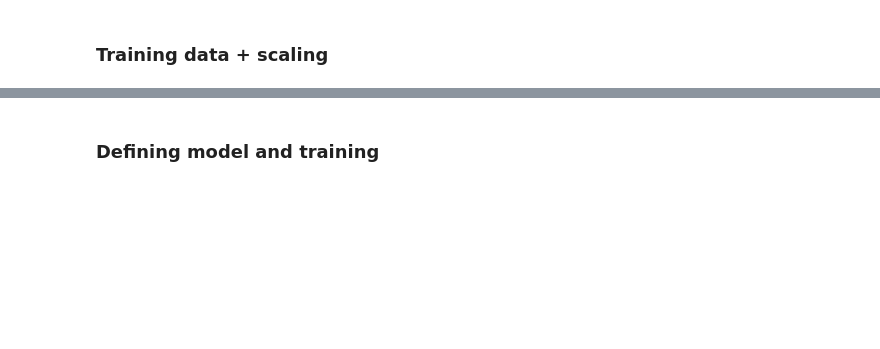
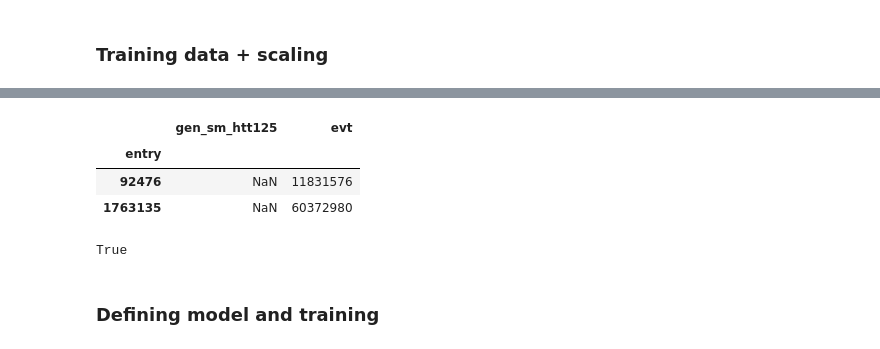
Before and after one commit to yaourtpourtoi/mlFramework, a Jupyter notebook: Playground.ipynb, the cells around one changed output, grey strips where cells are left out. Drawn from its saved outputs; the diff is of its cells as text; code cells hidden in the pictures; blank space fills up the shorter version.

```diff
--- a/Playground.ipynb
+++ b/Playground.ipynb
@@ -72,3 +81,7 @@ read.config['samples']['W']['target_name']
 'fakes'
 # %% [markdown]
 ### Tests for uproot
+# %%
+p = '/nfs/dust/cms/user/filatovo/HTT/CMSSW_10_2_16/src/mlFramework/In_Tuples_2018'
+f = uproot.open(f'{p}/mt-NOMINAL_ntuple_Diboson_2018.root')
+t = f['TauCheck']
@@ -241,0 +251,11 @@ trainSet[0].shape[0] + trainSet[1].shape[0]
+# %%
+df[df.isna().values]
+# %% [output]
+|  | gen_sm_htt125 | evt |
+| entry |  |  |
+| 92476 | NaN | 11831576 |
+| 1763135 | NaN | 60372980 |
+# %%
+11831576 in df.evt.values
+# %% [output]
+True
```
Also changed, not shown: parts of 62 cells of this notebook, 4 other files.
